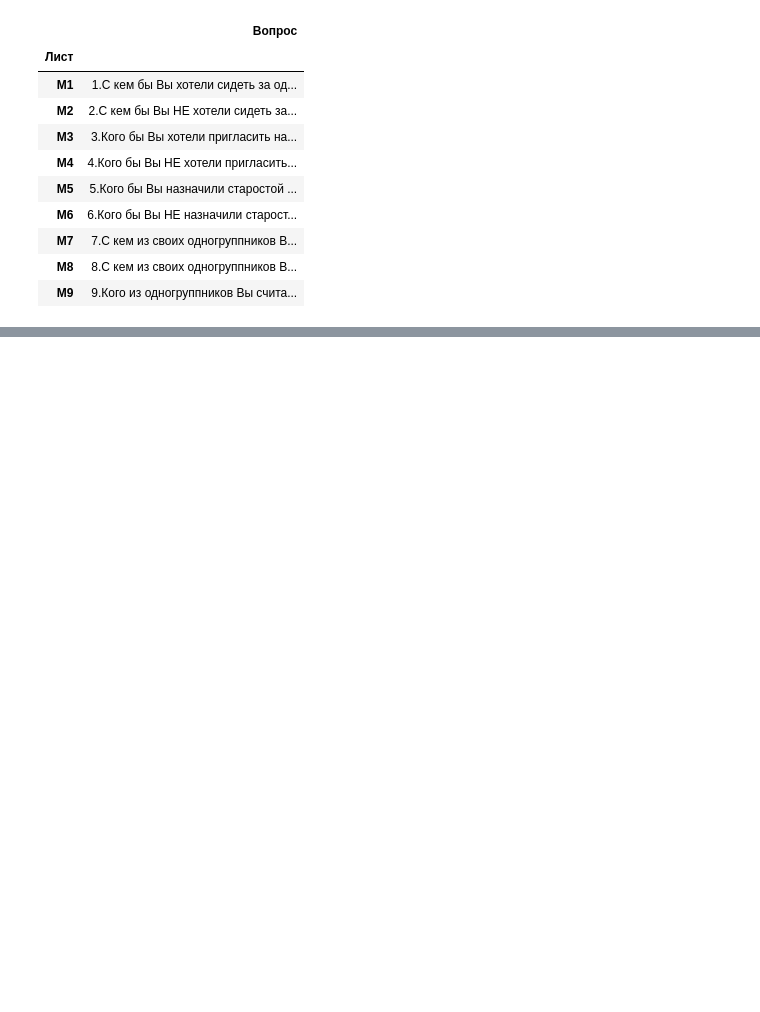
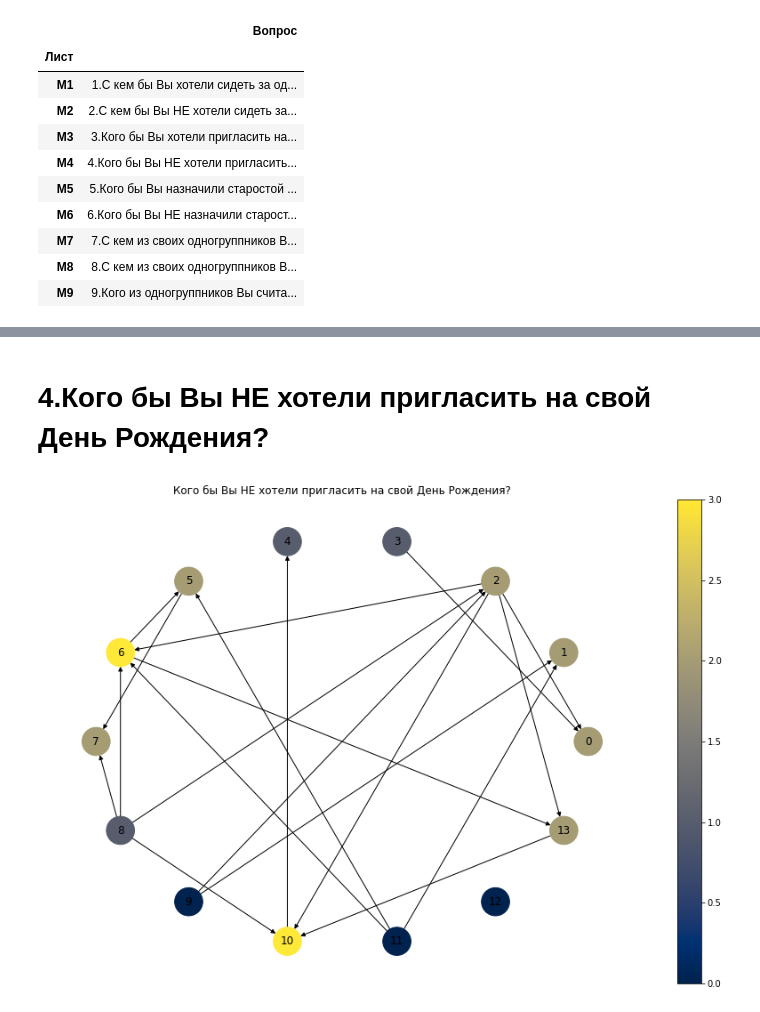
Before and after one commit to aptmess/pm.socio, a Jupyter notebook: code/socio.ipynb, the cells around one changed output, grey strips where cells are left out. Cells and saved outputs as stored; diff of their text form; code cells hidden in the pictures; blank space fills up the shorter version.

```diff
--- a/code/socio.ipynb
+++ b/code/socio.ipynb
@@ -97,0 +161,24 @@ nx.draw(G, pos=nx.shell_layout(G), with_labels=True)
+# %% [markdown]
+# 4.Кого бы Вы НЕ хотели пригласить на свой День Рождения?
+# %%
+from random import random
+plt.figure(figsize=(15, 10))
+G = nx.DiGraph(np.array(M4))
+
+plt.title('Кого бы Вы НЕ хотели пригласить на свой День Рождения?')
+
+values =list(question_2.loc["-"][0:14].to_dict().values())
+#nx.draw_networkx_labels(G,pos=nx.shell_layout(G),labels = dictir)
+nc = nx.draw(G, pos=nx.shell_layout(G), with_labels=True, \
+             node_color= values, node_size=1000, cmap=cmap,\
+            vmin = min(values),vmax = max(values))
+
+sm = plt.cm.ScalarMappable(cmap=cmap, norm=plt.Normalize(vmin = min(values), vmax=max(values)))
+sm._A = []
+plt.colorbar(sm)
+
+
+
+plt.show()
+# %% [output]
+[figure, added]
```
Also changed, not shown: parts of 24 cells of this notebook, 8 other files.
